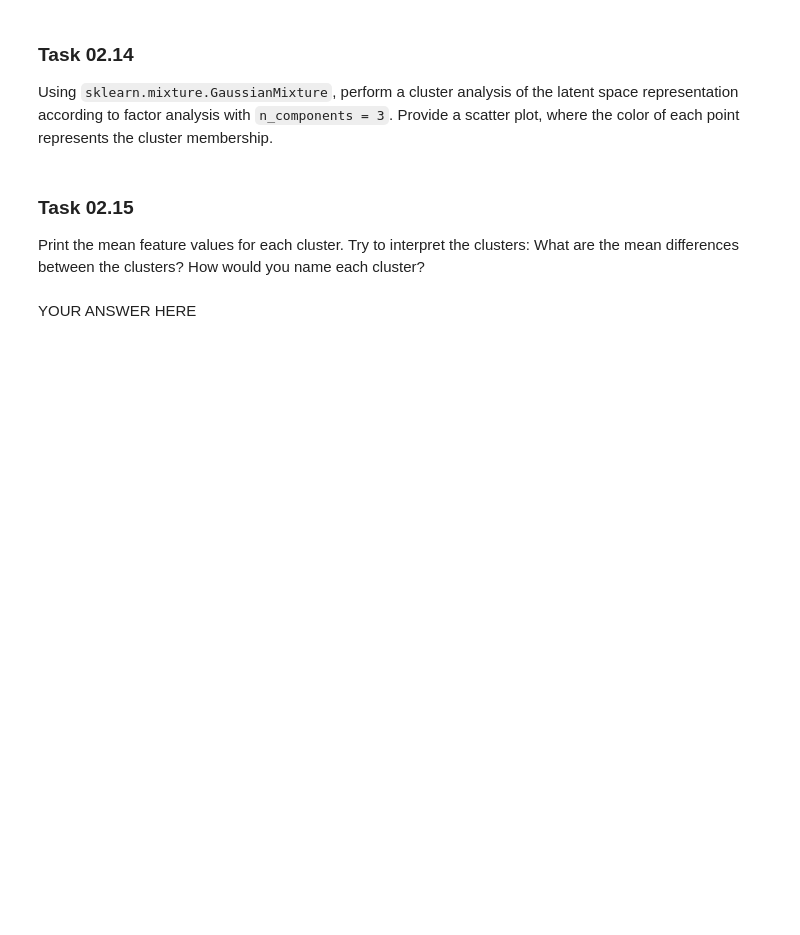
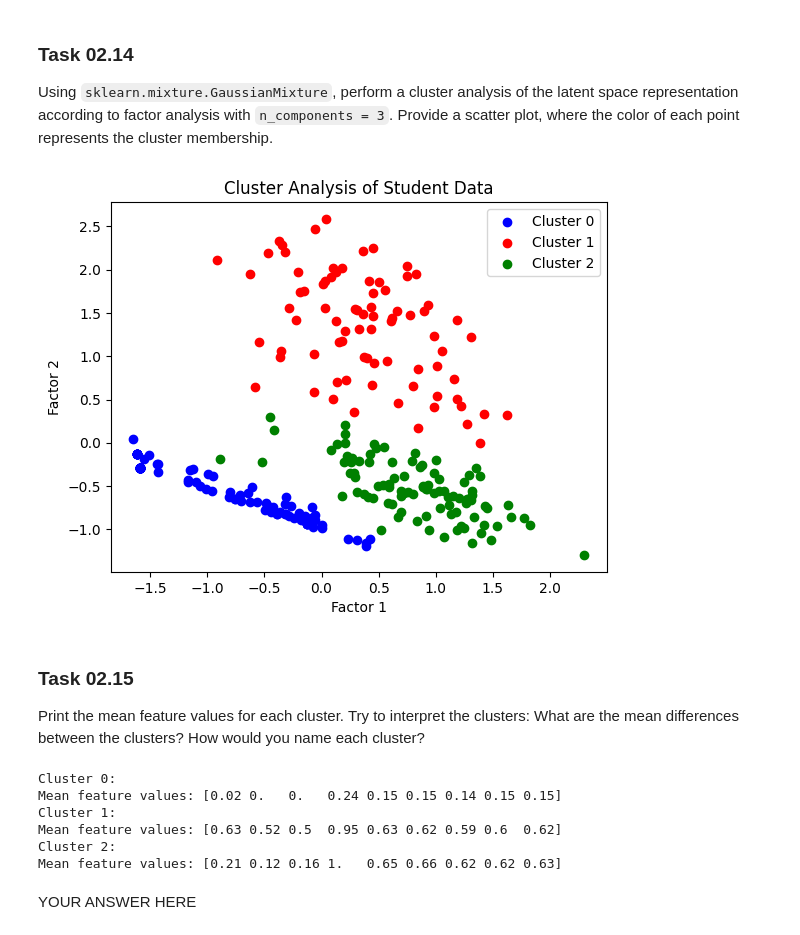
Before and after one commit to sachinskss/dataminingEx, a Jupyter notebook: sheet02_Christoph.ipynb, the cells around one changed output. Cells and saved outputs as stored; diff of their text form; code cells hidden in the pictures; blank space fills up the shorter version.

```diff
--- a/sheet02_Christoph.ipynb
+++ b/sheet02_Christoph.ipynb
@@ -592,8 +661,31 @@ raise NotImplementedError()
 
 Using `sklearn.mixture.GaussianMixture`, perform a cluster analysis of the latent space representation according to factor analysis with `n_components = 3`. Provide a scatter plot, where the color of each point represents the cluster membership.
 # %%
-# YOUR CODE HERE
-raise NotImplementedError()
+# import the GaussianMixture class
+from sklearn.mixture import GaussianMixture
+
+# create an instance of the GaussianMixture model with n_components = 3
+gm = GaussianMixture(n_components=3)
+
+# fit the model to the latent space representation of the data according to factor analysis
+gm.fit(X_transformed_fa)
+
+# get the cluster labels
+gm_labels = gm.predict(X_transformed_fa)
+
+# create a scatter plot of the latent space representation of the data according to factor analysis
+# create three separate scatter plots for each cluster, using different colors
+gm_0 = plt.scatter(X_transformed_fa[gm_labels == 0, 0], X_transformed_fa[gm_labels == 0, 1], color='blue')
+gm_1 = plt.scatter(X_transformed_fa[gm_labels == 1, 0], X_transformed_fa[gm_labels == 1, 1], color='red')
+gm_2 = plt.scatter(X_transformed_fa[gm_labels == 2, 0], X_transformed_fa[gm_labels == 2, 1], color='green')
+plt.xlabel('Factor 1')
+plt.ylabel('Factor 2')
+plt.title('Cluster Analysis of Student Data')
+# add a legend to the plot with the handles parameter, to show all cluster names
+plt.legend(handles=[gm_0, gm_1, gm_2], labels=['Cluster 0', 'Cluster 1', 'Cluster 2'])
+plt.show()
+# %% [output]
+[figure, added]
 # %%
 # this cell is here for test purposes. please ignore it.
 # %% [markdown]
@@ -601,8 +693,27 @@ raise NotImplementedError()
 
 Print the mean feature values for each cluster. Try to interpret the clusters: What are the mean differences between the clusters? How would you name each cluster?
 # %%
-# YOUR CODE HERE
-raise NotImplementedError()
+# import the numpy library
+import numpy as np
+
+# loop over the cluster labels
+for i in range(3):
+    # get the data points that belong to the current cluster
+    cluster_data = X_normalized[gm_labels == i, :]
+    # calculate the mean feature values for the current cluster
+    cluster_mean = np.mean(cluster_data, axis=0)
+    # round the mean values to two decimal places
+    cluster_mean = np.round(cluster_mean, decimals=2)
+    # print the mean values for the current cluster
+    print(f'Cluster {i}:')
+    print(f'Mean feature values: {cluster_mean}')
+# %% [output]
+Cluster 0:
+Mean feature values: [0.02 0.   0.   0.24 0.15 0.15 0.14 0.15 0.15]
+Cluster 1:
+Mean feature values: [0.63 0.52 0.5  0.95 0.63 0.62 0.59 0.6  0.62]
+Cluster 2:
+Mean feature values: [0.21 0.12 0.16 1.   0.65 0.66 0.62 0.62 0.63]
 # %% [markdown]
 YOUR ANSWER HERE
 # %% [markdown]
```
Also changed, not shown: parts of 6 cells of this notebook.
